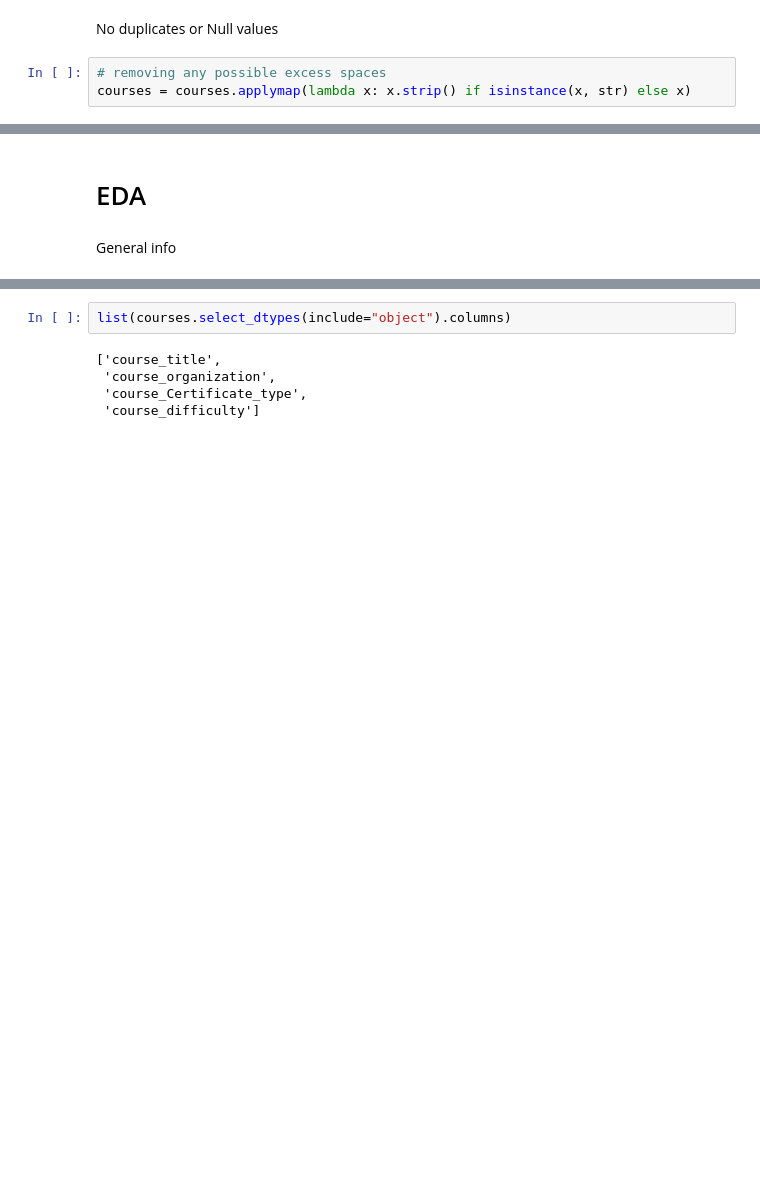
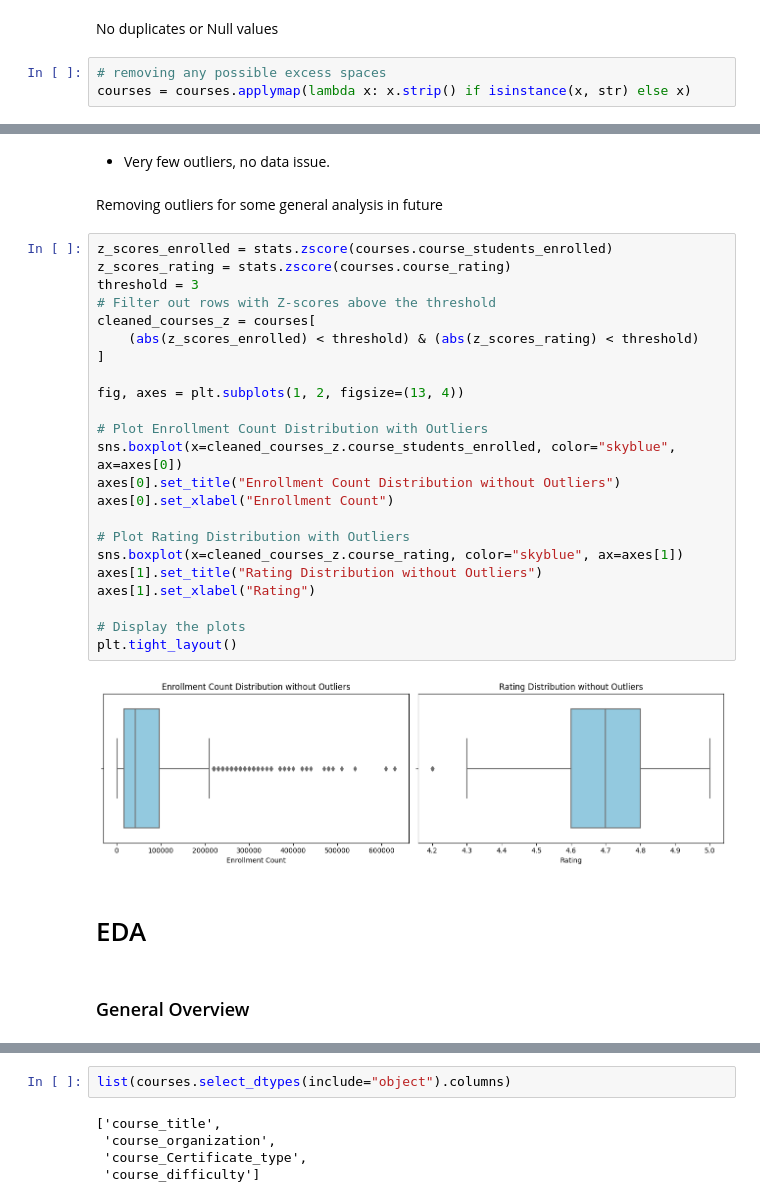
Before and after one commit to emkhv/Coursera_course_exploration, a Jupyter notebook: coursera_course_exploration.ipynb, the cells around one changed output, grey strips where cells are left out. Drawn from its saved outputs; the diff is of its cells as text; blank space fills up the shorter version.

```diff
--- a/coursera_course_exploration.ipynb
+++ b/coursera_course_exploration.ipynb
@@ -134,5 +137,34 @@ courses
+# %% [markdown]
+- Very few outliers, no data issue.
+# %% [markdown]
+Removing outliers for some general analysis in future
+# %%
+z_scores_enrolled = stats.zscore(courses.course_students_enrolled)
+z_scores_rating = stats.zscore(courses.course_rating)
+threshold = 3
+# Filter out rows with Z-scores above the threshold
+cleaned_courses_z = courses[
+    (abs(z_scores_enrolled) < threshold) & (abs(z_scores_rating) < threshold)
+]
+
+fig, axes = plt.subplots(1, 2, figsize=(13, 4))
+
+# Plot Enrollment Count Distribution with Outliers
+sns.boxplot(x=cleaned_courses_z.course_students_enrolled, color="skyblue", ax=axes[0])
+axes[0].set_title("Enrollment Count Distribution without Outliers")
+axes[0].set_xlabel("Enrollment Count")
+
+# Plot Rating Distribution with Outliers
+sns.boxplot(x=cleaned_courses_z.course_rating, color="skyblue", ax=axes[1])
+axes[1].set_title("Rating Distribution without Outliers")
+axes[1].set_xlabel("Rating")
+
+# Display the plots
+plt.tight_layout()
+# %% [output]
+[figure, added]
 # %% [markdown]
 # EDA
-# %% [markdown]
-General info
+# %% [markdown]
+### General Overview
 # %%
```
Also changed, not shown: parts of 50 cells of this notebook.
